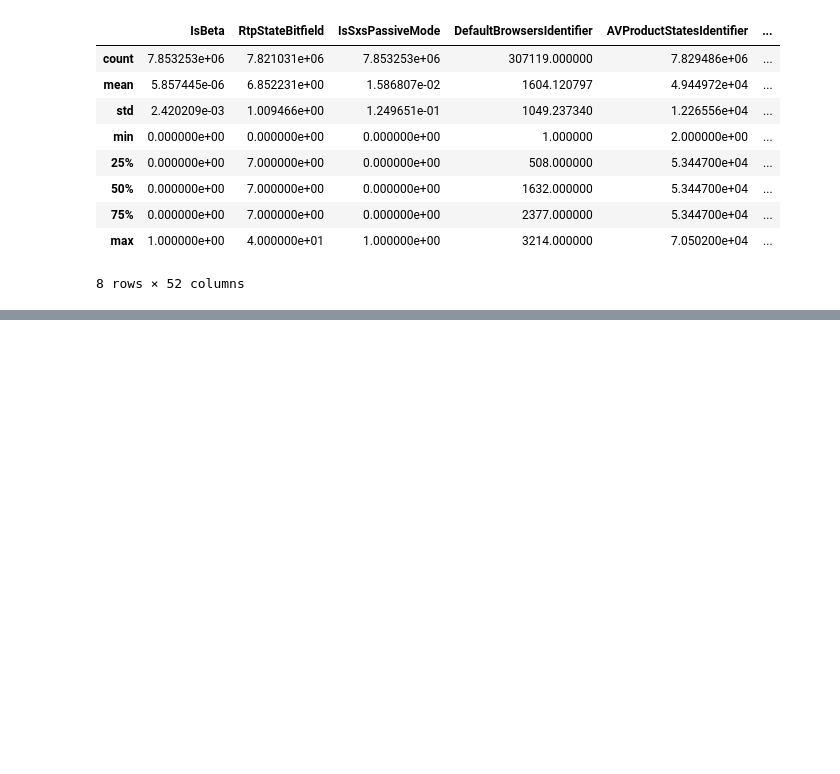
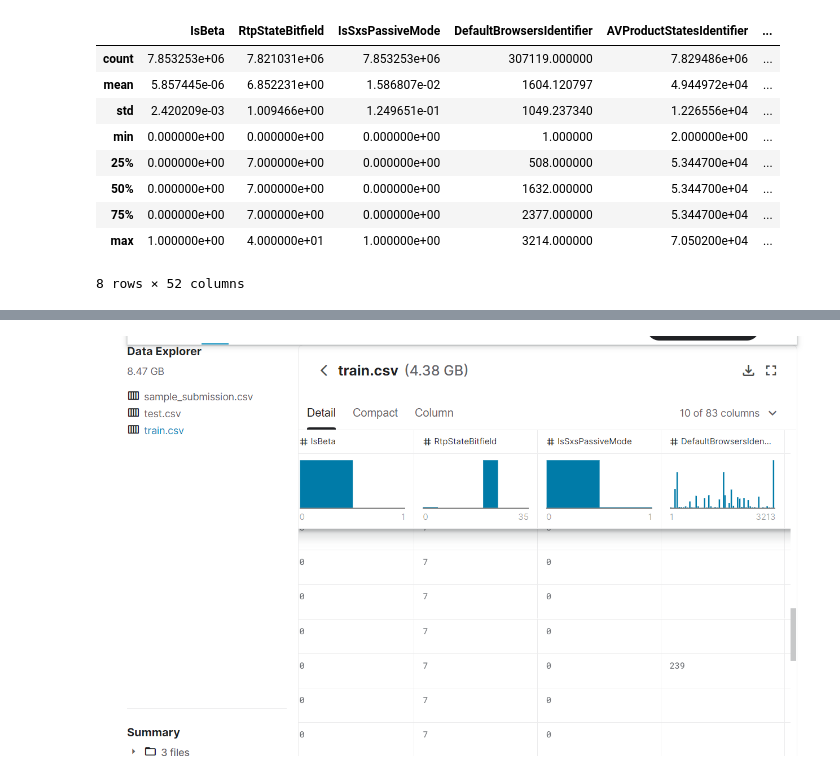
Before and after one commit to saritazavala/SDS-Proyecto2, a Jupyter notebook: Parte1.ipynb, the cells around one changed output, grey strips where cells are left out. Saved outputs shown, nothing was run; the diff lists cells and outputs as text; code cells hidden in the pictures; blank space fills up the shorter version.

```diff
--- a/Parte1.ipynb
+++ b/Parte1.ipynb
@@ -206,0 +364,4 @@ test.describe()
+# %%
+Image("train2.png")
+# %% [output]
+[figure, added]
```
Also changed, not shown: parts of 31 cells of this notebook, 4 other files.
